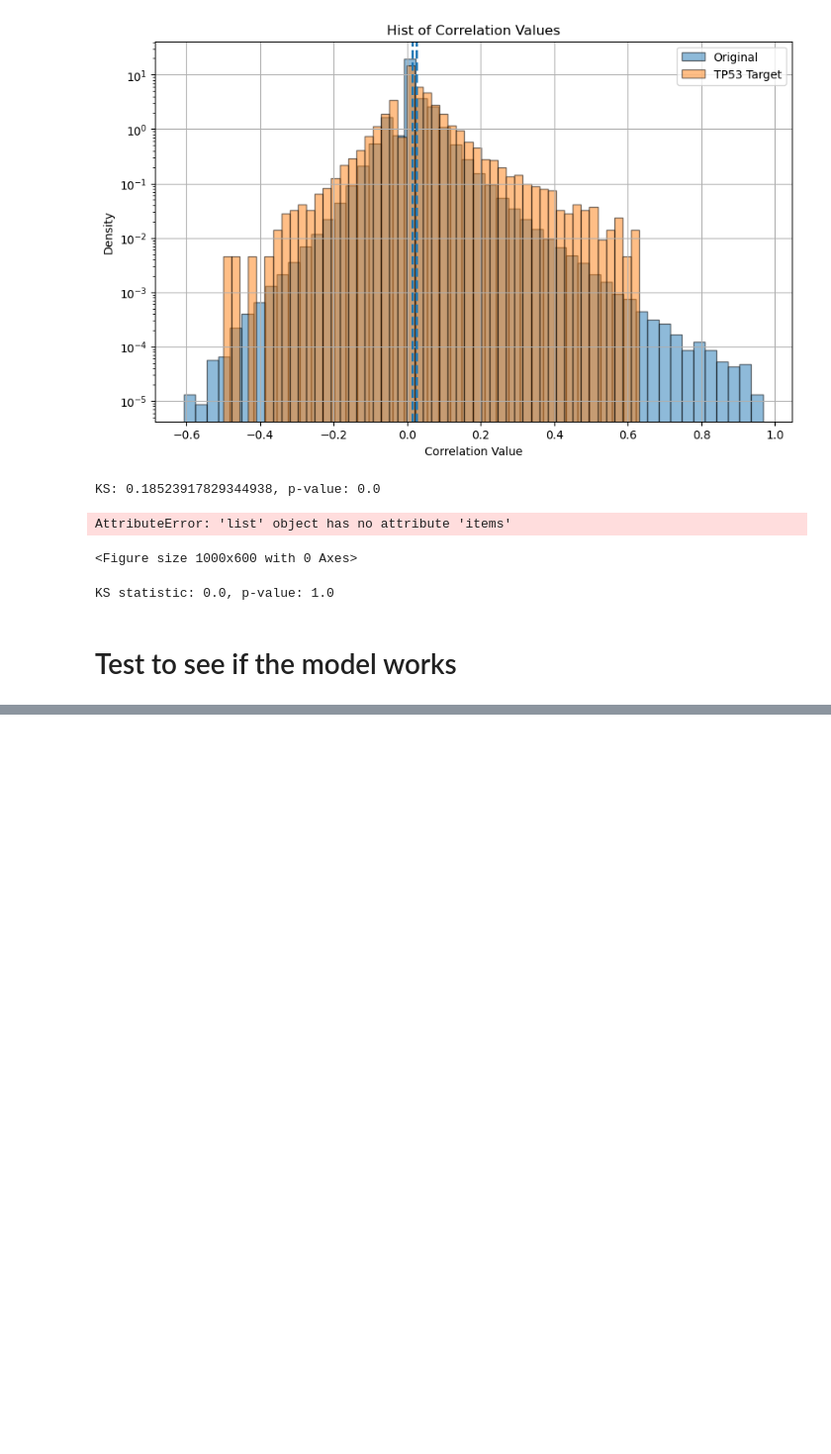
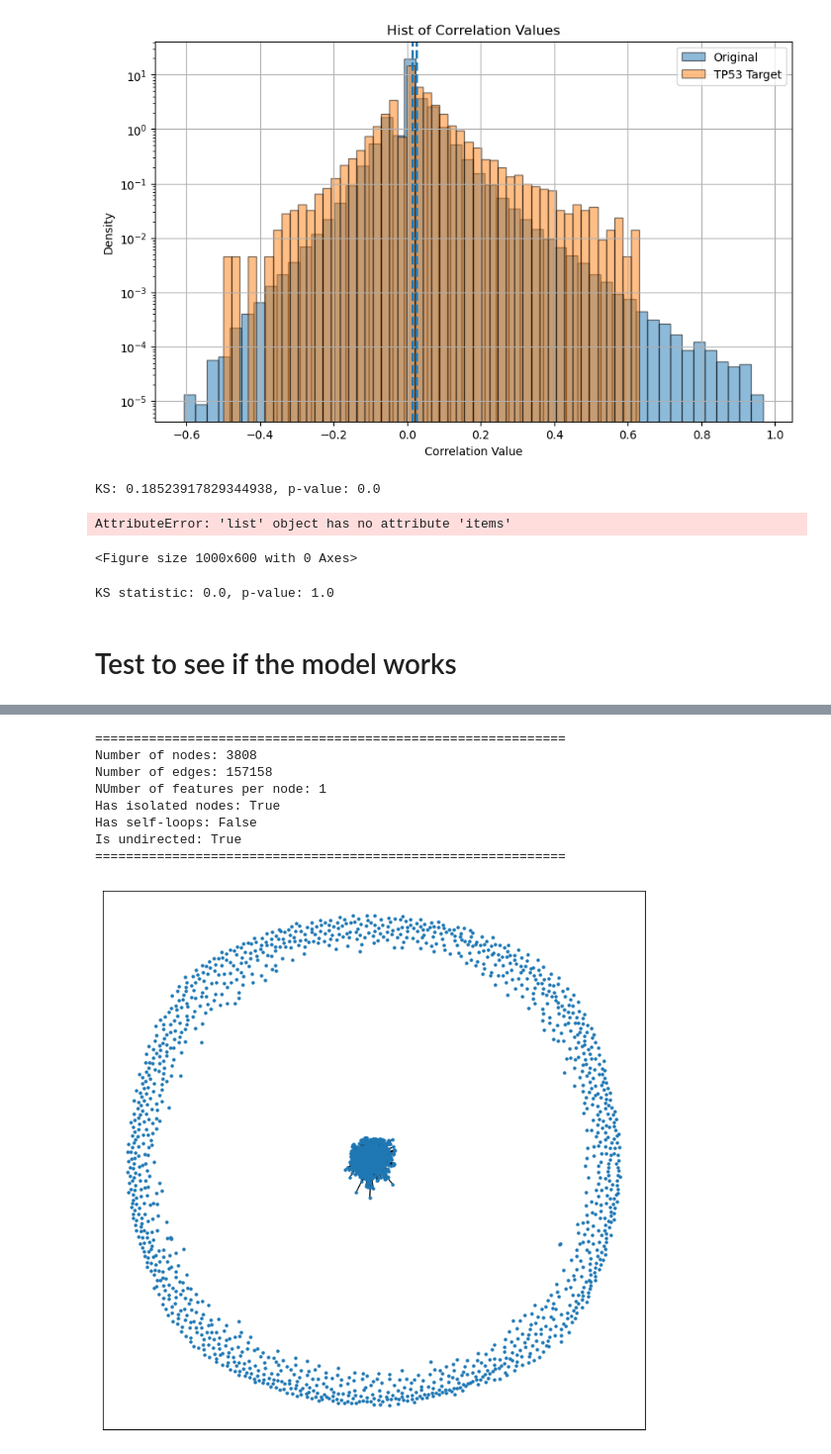
Before and after one commit to tommasoravasio/scRNAseq-GNN-binary-tp53, a Jupyter notebook: notebooks/main_experiment.ipynb, the cells around one changed output, grey strips where cells are left out. Shown at 99% size. Cells and saved outputs as stored; diff of their text form; code cells hidden in the pictures; blank space fills up the shorter version.

```diff
--- a/notebooks/main_experiment.ipynb
+++ b/notebooks/main_experiment.ipynb
@@ -385,0 +401,13 @@ Epoch: 4 | Loss: 0.0844 | Train Acc: 1.0000 | Test Acc: 1.0000
+# %%
+prova_02_005_noLCC= torch.load("../data/batch_000.pt", weights_only=False)
+network_constructor.get_info_and_plot_graph(prova_02_005_noLCC)
+# %% [output]
+=============================================================
+Number of nodes: 3808
+Number of edges: 157158
+NUmber of features per node: 1
+Has isolated nodes: True
+Has self-loops: False
+Is undirected: True
+=============================================================
+[figure, added]
```
Also changed, not shown: parts of 4 cells of this notebook, 11 other files.
